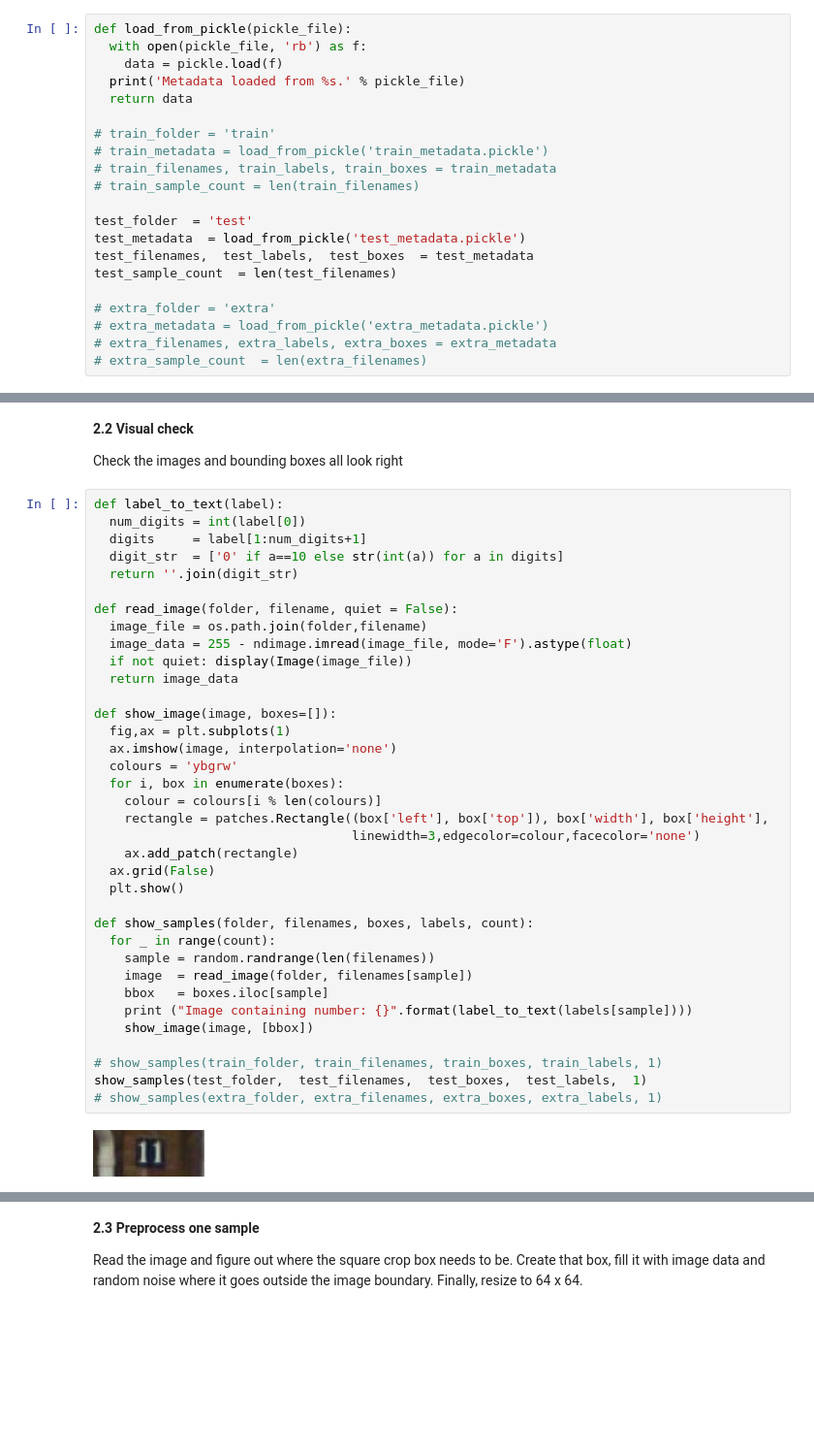
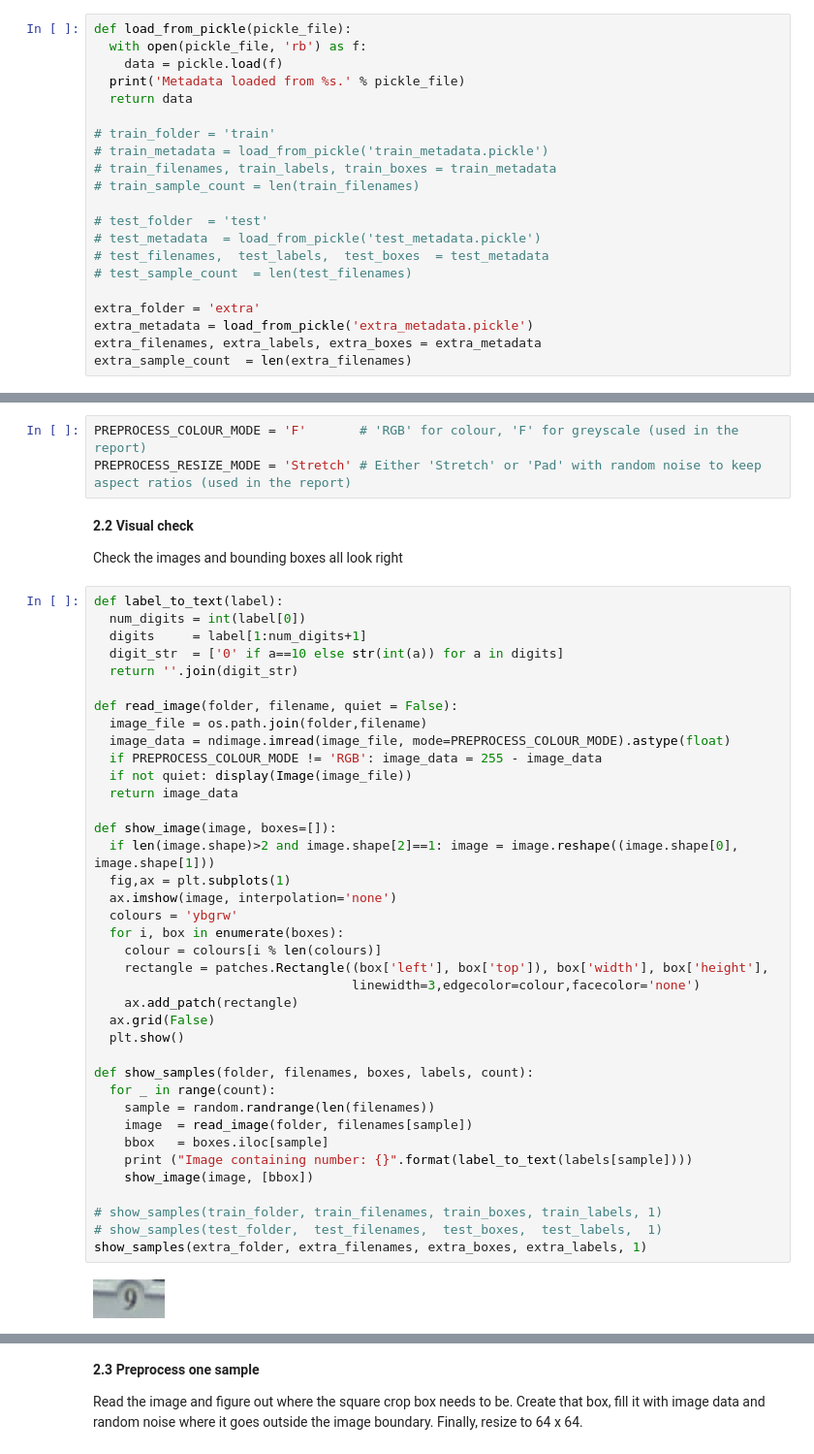
Before and after one commit to Steve-On-GitHub/recognise-streetview-digits, a Jupyter notebook: 2 Data preprocessing.ipynb, the cells around one changed output, grey strips where cells are left out. Shown at 97% size. Drawn from its saved outputs; the diff is of its cells as text; blank space fills up the shorter version.

Commit message:
Updated for a final publish
Project renamed in each of the notebooks. Final model rerun to show as
an example in the implementation notebook.

```diff
--- a/2 Data preprocessing.ipynb
+++ b/2 Data preprocessing.ipynb
@@ -50,13 +50,13 @@ def load_from_pickle(pickle_file):
 # train_filenames, train_labels, train_boxes = train_metadata
 # train_sample_count = len(train_filenames)
 
-test_folder  = 'test'
-test_metadata  = load_from_pickle('test_metadata.pickle')
-test_filenames,  test_labels,  test_boxes  = test_metadata
-test_sample_count  = len(test_filenames)
+# test_folder  = 'test'
+# test_metadata  = load_from_pickle('test_metadata.pickle')
+# test_filenames,  test_labels,  test_boxes  = test_metadata
+# test_sample_count  = len(test_filenames)
 
-# extra_folder = 'extra'
-# extra_metadata = load_from_pickle('extra_metadata.pickle')
-# extra_filenames, extra_labels, extra_boxes = extra_metadata
-# extra_sample_count  = len(extra_filenames)
+extra_folder = 'extra'
+extra_metadata = load_from_pickle('extra_metadata.pickle')
+extra_filenames, extra_labels, extra_boxes = extra_metadata
+extra_sample_count  = len(extra_filenames)
 # %% [output]
@@ -64,3 +66,6 @@ Metadata loaded from test_metadata.pickle.
+# %%
+PREPROCESS_COLOUR_MODE = 'F'       # 'RGB' for colour, 'F' for greyscale (used in the report)
+PREPROCESS_RESIZE_MODE = 'Stretch' # Either 'Stretch' or 'Pad' with random noise to keep aspect ratios (used in the report)
 # %% [markdown]
 **2.2 Visual check**
 
@@ -72,34 +77,36 @@ def label_to_text(label):
   digit_str  = ['0' if a==10 else str(int(a)) for a in digits]
   return ''.join(digit_str)
 
 def read_image(folder, filename, quiet = False):
   image_file = os.path.join(folder,filename)
-  image_data = 255 - ndimage.imread(image_file, mode='F').astype(float)
+  image_data = ndimage.imread(image_file, mode=PREPROCESS_COLOUR_MODE).astype(float)
+  if PREPROCESS_COLOUR_MODE != 'RGB': image_data = 255 - image_data
   if not quiet: display(Image(image_file))
   return image_data
 
 def show_image(image, boxes=[]):
+  if len(image.shape)>2 and image.shape[2]==1: image = image.reshape((image.shape[0], image.shape[1]))
   fig,ax = plt.subplots(1)
   ax.imshow(image, interpolation='none')
   colours = 'ybgrw'
   for i, box in enumerate(boxes):
     colour = colours[i % len(colours)]
     rectangle = patches.Rectangle((box['left'], box['top']), box['width'], box['height'],
                                   linewidth=3,edgecolor=colour,facecolor='none')
     ax.add_patch(rectangle)
   ax.grid(False)
   plt.show()
 
 def show_samples(folder, filenames, boxes, labels, count):
   for _ in range(count):
     sample = random.randrange(len(filenames))
     image  = read_image(folder, filenames[sample])
     bbox   = boxes.iloc[sample]
     print ("Image containing number: {}".format(label_to_text(labels[sample])))
     show_image(image, [bbox])
 
 # show_samples(train_folder, train_filenames, train_boxes, train_labels, 1)
-show_samples(test_folder,  test_filenames,  test_boxes,  test_labels,  1)
-# show_samples(extra_folder, extra_filenames, extra_boxes, extra_labels, 1)
+# show_samples(test_folder,  test_filenames,  test_boxes,  test_labels,  1)
+show_samples(extra_folder, extra_filenames, extra_boxes, extra_labels, 1)
 # %% [output]
-[figure, old version]
+[figure, new version]
```
Also changed, not shown: parts of 10 cells of this notebook, 4 other files.
